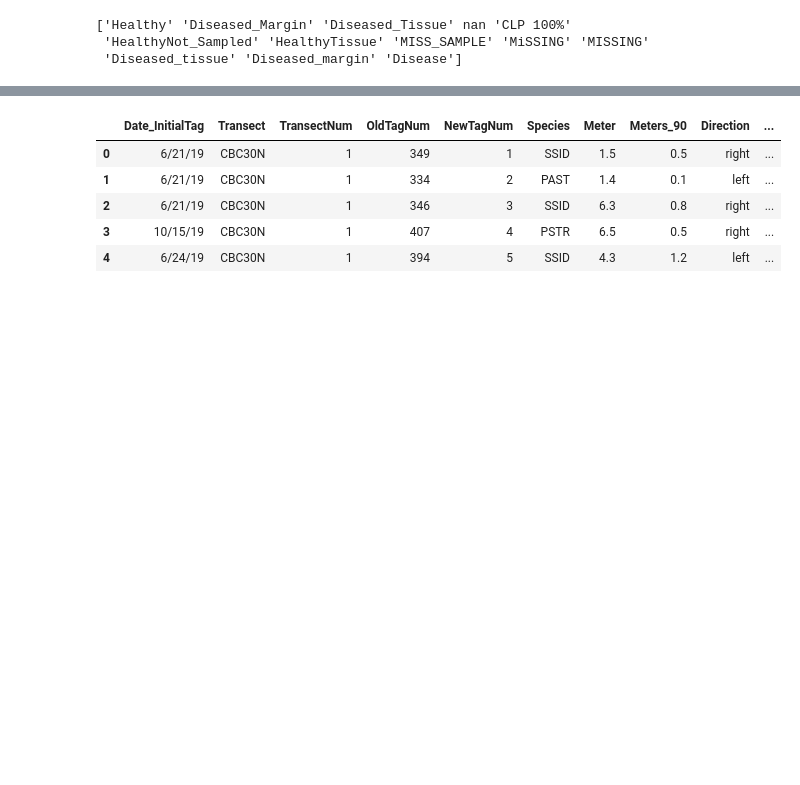
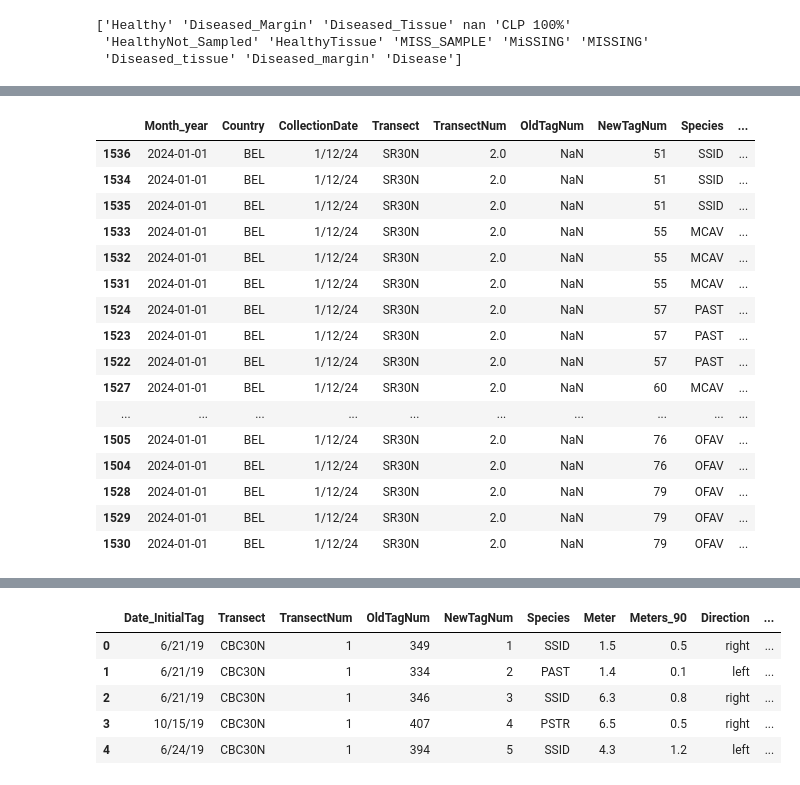
Before and after one commit to brookewicz/CBC_metagenomics, a Jupyter notebook: Demographics/SummaryStats.ipynb, the cells around one changed output, grey strips where cells are left out. Saved outputs shown, nothing was run; the diff lists cells and outputs as text; code cells hidden in the pictures; blank space fills up the shorter version.

```diff
--- a/Demographics/SummaryStats.ipynb
+++ b/Demographics/SummaryStats.ipynb
@@ -204,0 +257,4 @@ nas_sample
+# %%
+# change Health status for TEM sample to Diseased_Tissue
+sample_data.loc[640, "Health_status"] = "Diseased_Tissue"
+sample_data.loc[640, "Health_status"]
@@ -204,0 +282,3 @@ nas_sample
+# %%
+# change health status to healthy for samplenum #197
+sample_data.loc[85, "Health_status"] = "Healthy"
@@ -204,0 +310,4 @@ nas_sample
+# %%
+# based on colony data, all BB colonies are healthy
+conditions=(sample_data['Health_status'].isna()) & (sample_data["Transect"]=="BB")
+sample_data.loc[conditions, 'Health_status'] = "Healthy"
@@ -204,0 +338,27 @@ nas_sample
+# %%
+# keep in mind some of these are bleached... but making all samples either H, D_T, or D_M for now??
+# only 24 is actually healthy, the others have some paling and/or bleaching
+cbc_conditions=(sample_data['Health_status'].isna()) & (sample_data["Transect"]=="CBC30N")
+cbc_conditions
+sample_data.loc[cbc_conditions,"Health_status"]="Healthy"
+# %%
+# check next transect - SR30N
+sample_data[(sample_data['Health_status'].isna()) & (sample_data["Transect"]=="SR30N")].sort_values(by="NewTagNum")
+# %% [output]
+|  | Month_year | Country | CollectionDate | Transect | TransectNum | OldTagNum | NewTagNum | Species | ... |
+| 1536 | 2024-01-01 | BEL | 1/12/24 | SR30N | 2.0 | NaN | 51 | SSID | ... |
+| 1534 | 2024-01-01 | BEL | 1/12/24 | SR30N | 2.0 | NaN | 51 | SSID | ... |
+| 1535 | 2024-01-01 | BEL | 1/12/24 | SR30N | 2.0 | NaN | 51 | SSID | ... |
+| 1533 | 2024-01-01 | BEL | 1/12/24 | SR30N | 2.0 | NaN | 55 | MCAV | ... |
+| 1532 | 2024-01-01 | BEL | 1/12/24 | SR30N | 2.0 | NaN | 55 | MCAV | ... |
+| 1531 | 2024-01-01 | BEL | 1/12/24 | SR30N | 2.0 | NaN | 55 | MCAV | ... |
+| 1524 | 2024-01-01 | BEL | 1/12/24 | SR30N | 2.0 | NaN | 57 | PAST | ... |
+| 1523 | 2024-01-01 | BEL | 1/12/24 | SR30N | 2.0 | NaN | 57 | PAST | ... |
+| 1522 | 2024-01-01 | BEL | 1/12/24 | SR30N | 2.0 | NaN | 57 | PAST | ... |
+| 1527 | 2024-01-01 | BEL | 1/12/24 | SR30N | 2.0 | NaN | 60 | MCAV | ... |
+| ... | ... | ... | ... | ... | ... | ... | ... | ... | ... |
+| 1505 | 2024-01-01 | BEL | 1/12/24 | SR30N | 2.0 | NaN | 76 | OFAV | ... |
+| 1504 | 2024-01-01 | BEL | 1/12/24 | SR30N | 2.0 | NaN | 76 | OFAV | ... |
+| 1528 | 2024-01-01 | BEL | 1/12/24 | SR30N | 2.0 | NaN | 79 | OFAV | ... |
+| 1529 | 2024-01-01 | BEL | 1/12/24 | SR30N | 2.0 | NaN | 79 | OFAV | ... |
+| 1530 | 2024-01-01 | BEL | 1/12/24 | SR30N | 2.0 | NaN | 79 | OFAV | ... |
```
Also changed, not shown: parts of 70 cells of this notebook, 1 other file.
